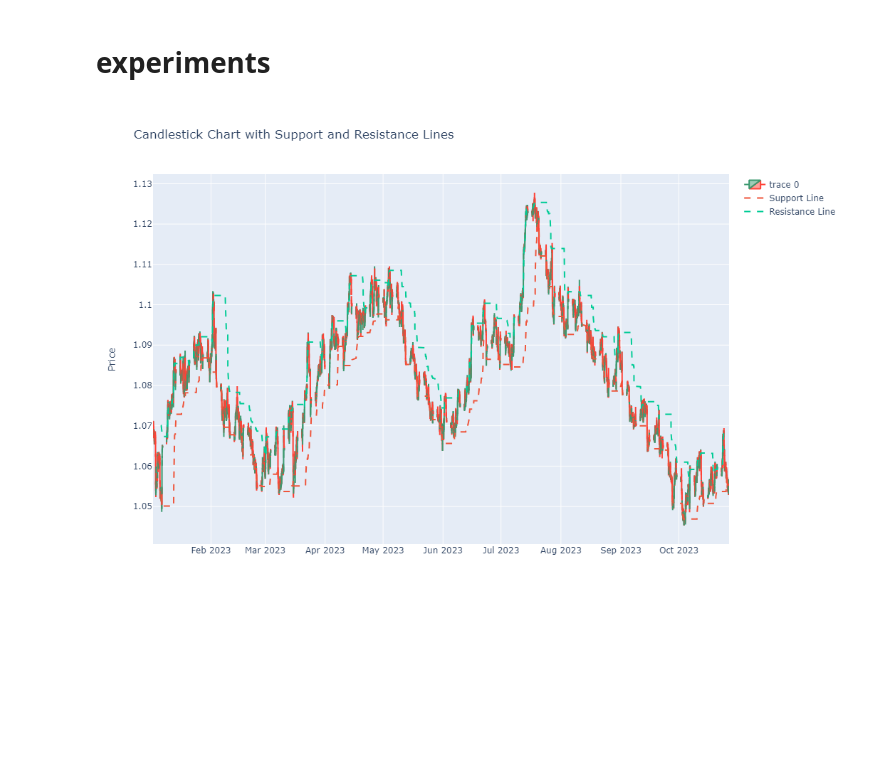
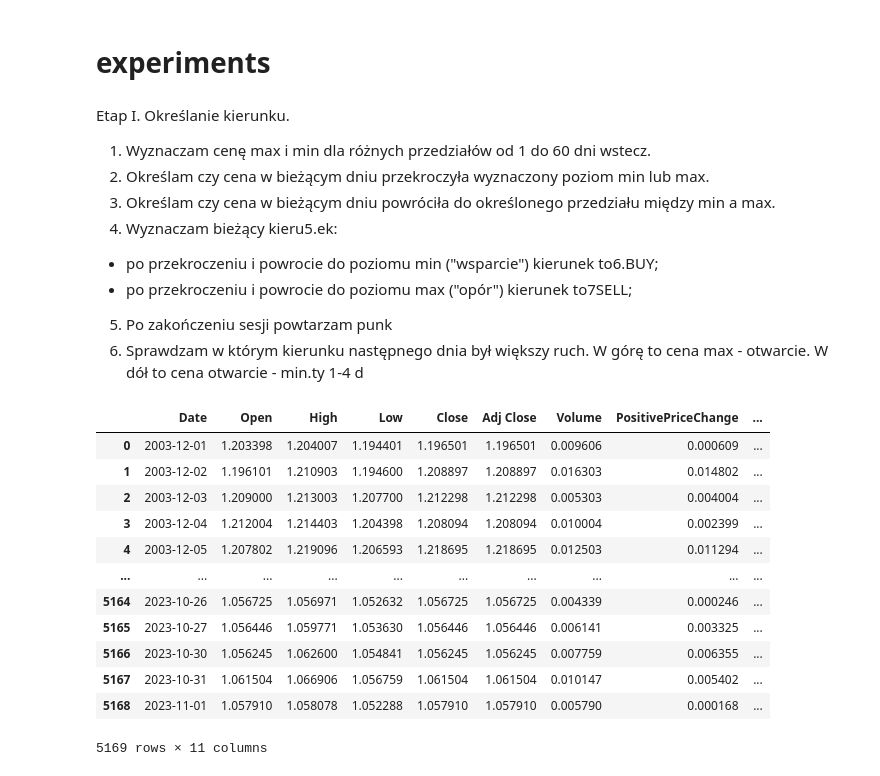
Before and after one commit to Alexa9der/currency_exchange, a Jupyter notebook: receivin_ data.ipynb, the cells around one changed output. Cells and saved outputs as stored; diff of their text form; code cells hidden in the pictures; blank space fills up the shorter version.

```diff
--- a/receivin_ data.ipynb
+++ b/receivin_ data.ipynb
@@ -33,15 +68,51 @@ data = data.rename(columns=new_columns)
 # %% [markdown]
 # data preprocessing
 # %%
-preprocessor = Preprocessing_stock_data(data)
+# preprocessor = Preprocessing_stock_data(data)
 # all_indicator = preprocessor.all_methods()
 
-data = preprocessor.support_resistance_line()
+# data = preprocessor.support_resistance_line()
+# data
 # %%
 # all_indicator.sample(3)
 # %% [markdown]
 # experiments
+# %% [markdown]
+
+Etap I. Określanie kierunku.
+1. Wyznaczam cenę max i min dla różnych przedziałów od 1 do 60 dni wstecz.
+2. Określam czy cena w bieżącym dniu przekroczyła wyznaczony poziom min lub max.
+3. Określam czy cena w bieżącym dniu powróciła do określonego przedziału między min a max.
+4. Wyznaczam bieżący kieru5.ek:
+- po przekroczeniu i powrocie do poziomu min ("wsparcie") kierunek to6.BUY;
+- po przekroczeniu i powrocie do poziomu max ("opór") kierunek to7SELL;
+5. Po zakończeniu sesji powtarzam punk
+8. Sprawdzam w którym kierunku następnego dnia był większy ruch. W górę to cena max - otwarcie. W dół to cena otwarcie - min.ty 1-4 d
 # %%
-support_resistance_chart(data)
+# support_resistance_chart(data)
-# %% [output]
-[figure, removed]
+# %%
+def define_level(data: pd.DataFrame, window_sizes: list = [100], bias: int = 1) -> pd.DataFrame:
+    data = data.copy()
+
+    for window_size in window_sizes:
+        data.loc[:, f'RollingMax_{window_size}'] = data['High'].rolling(window=window_size).max().shift(bias)
+        data.loc[:, f'RollingMin_{window_size}'] = data['Low'].rolling(window=window_size).min().shift(bias)
+
+    return data
+
+data_with_breakout_level = define_level(data, [14], 1) #  [i for i in range(14,365,1)])
+data_with_breakout_level
+# %% [output]
+|  | Date | Open | High | Low | Close | Adj Close | Volume | PositivePriceChange | ... |
+| 0 | 2003-12-01 | 1.203398 | 1.204007 | 1.194401 | 1.196501 | 1.196501 | 0.009606 | 0.000609 | ... |
+| 1 | 2003-12-02 | 1.196101 | 1.210903 | 1.194600 | 1.208897 | 1.208897 | 0.016303 | 0.014802 | ... |
+| 2 | 2003-12-03 | 1.209000 | 1.213003 | 1.207700 | 1.212298 | 1.212298 | 0.005303 | 0.004004 | ... |
+| 3 | 2003-12-04 | 1.212004 | 1.214403 | 1.204398 | 1.208094 | 1.208094 | 0.010004 | 0.002399 | ... |
+| 4 | 2003-12-05 | 1.207802 | 1.219096 | 1.206593 | 1.218695 | 1.218695 | 0.012503 | 0.011294 | ... |
+| ... | ... | ... | ... | ... | ... | ... | ... | ... | ... |
+| 5164 | 2023-10-26 | 1.056725 | 1.056971 | 1.052632 | 1.056725 | 1.056725 | 0.004339 | 0.000246 | ... |
+| 5165 | 2023-10-27 | 1.056446 | 1.059771 | 1.053630 | 1.056446 | 1.056446 | 0.006141 | 0.003325 | ... |
+| 5166 | 2023-10-30 | 1.056245 | 1.062600 | 1.054841 | 1.056245 | 1.056245 | 0.007759 | 0.006355 | ... |
+| 5167 | 2023-10-31 | 1.061504 | 1.066906 | 1.056759 | 1.061504 | 1.061504 | 0.010147 | 0.005402 | ... |
+| 5168 | 2023-11-01 | 1.057910 | 1.058078 | 1.052288 | 1.057910 | 1.057910 | 0.005790 | 0.000168 | ... |
+5169 rows × 11 columns
```
Also changed, not shown: parts of 13 cells of this notebook.
